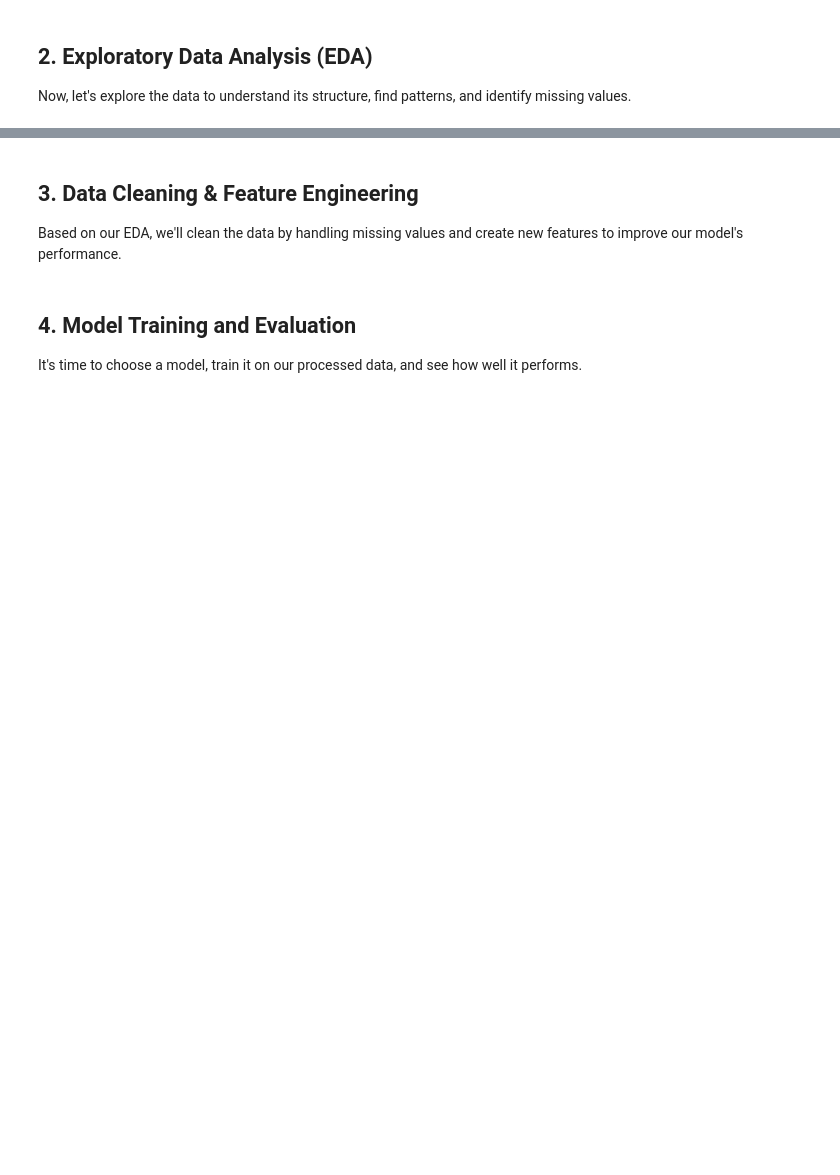
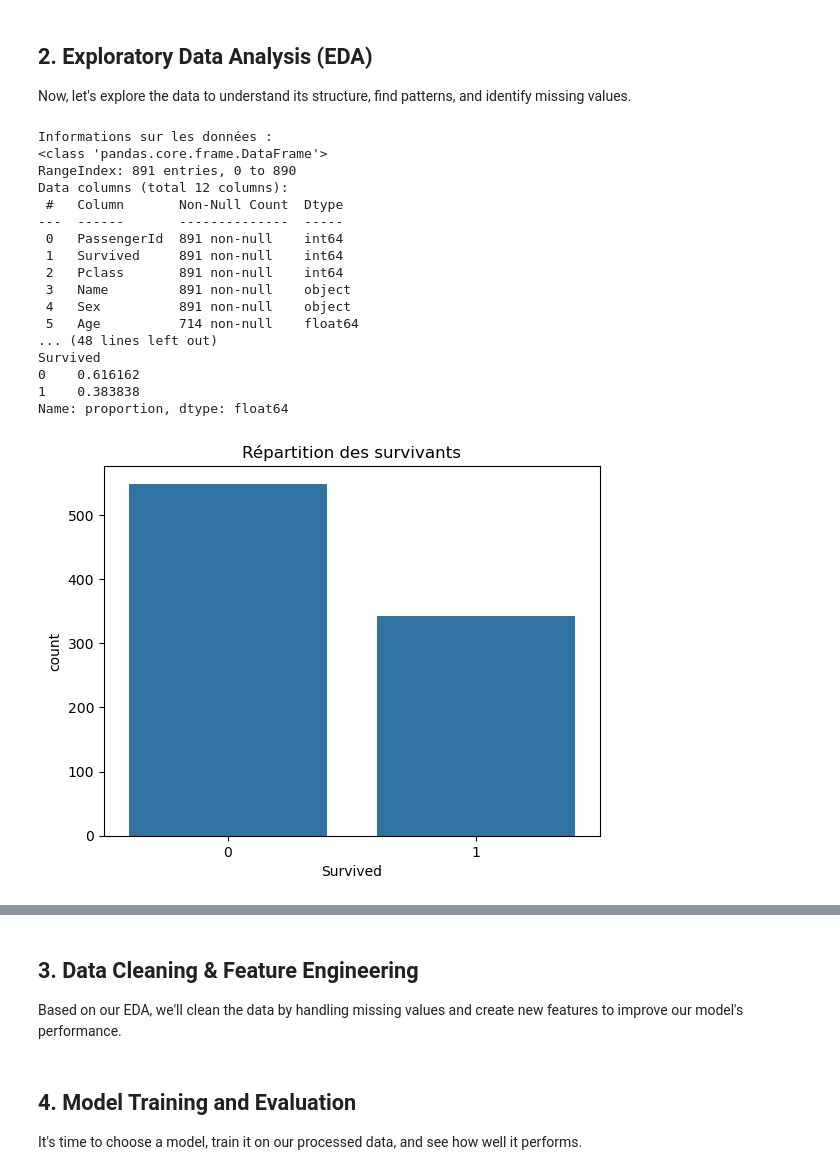
Before and after one commit to Urazikk/TITANIC-PROJECT-G3, a Jupyter notebook: titanic_analysis.ipynb, the cells around one changed output, grey strips where cells are left out. Saved outputs shown, nothing was run; the diff lists cells and outputs as text; code cells hidden in the pictures; blank space fills up the shorter version.

```diff
--- a/titanic_analysis.ipynb
+++ b/titanic_analysis.ipynb
@@ -30,0 +31,59 @@ Now, let's explore the data to understand its structure, find patterns, and iden
+# %%
+# Your EDA code here.
+# Examples:
+# - train_df.info()
+# - train_df.describe()
+# - sns.countplot(x='Survived', data=train_df)
+# - sns.catplot(x='Sex', col='Survived', kind='count', data=train_df)
+print("Informations sur les données :")
+train_df.info()
+print("\n")
+
+# Statistiques de base
+print("Aperçu statistique des colonnes numériques :")
+print(train_df.describe())
+print("\n")
+
+# Valeurs manquantes
+print("Valeurs manquantes dans le jeu d'entraînement :")
+print(train_df.isnull().sum())
+
+# Répartition de la variable cible
+print("\nRépartition des survivants :")
+print(train_df['Survived'].value_counts(normalize=True))
+
+# Visualisations
+sns.countplot(x='Survived', data=train_df)
+plt.title("Répartition des survivants")
+plt.show()
+
+sns.countplot(x='Sex', hue='Survived', data=train_df)
+plt.title("Taux de survie selon le sexe")
+plt.show()
+
+sns.countplot(x='Pclass', hue='Survived', data=train_df)
+plt.title("Taux de survie selon la classe sociale")
+plt.show()
+
+sns.histplot(train_df['Age'].dropna(), bins=30, kde=True)
+plt.title("Distribution des âges")
+plt.show()
+# %% [output]
+Informations sur les données :
+<class 'pandas.core.frame.DataFrame'>
+RangeIndex: 891 entries, 0 to 890
+Data columns (total 12 columns):
+ #   Column       Non-Null Count  Dtype
+---  ------       --------------  -----
+ 0   PassengerId  891 non-null    int64
+ 1   Survived     891 non-null    int64
+ 2   Pclass       891 non-null    int64
+ 3   Name         891 non-null    object
+ 4   Sex          891 non-null    object
+ 5   Age          714 non-null    float64
+... (48 lines left out)
+Survived
+0    0.616162
+1    0.383838
+Name: proportion, dtype: float64
+[figure, added]
```
Also changed, not shown: parts of 7 cells of this notebook.
